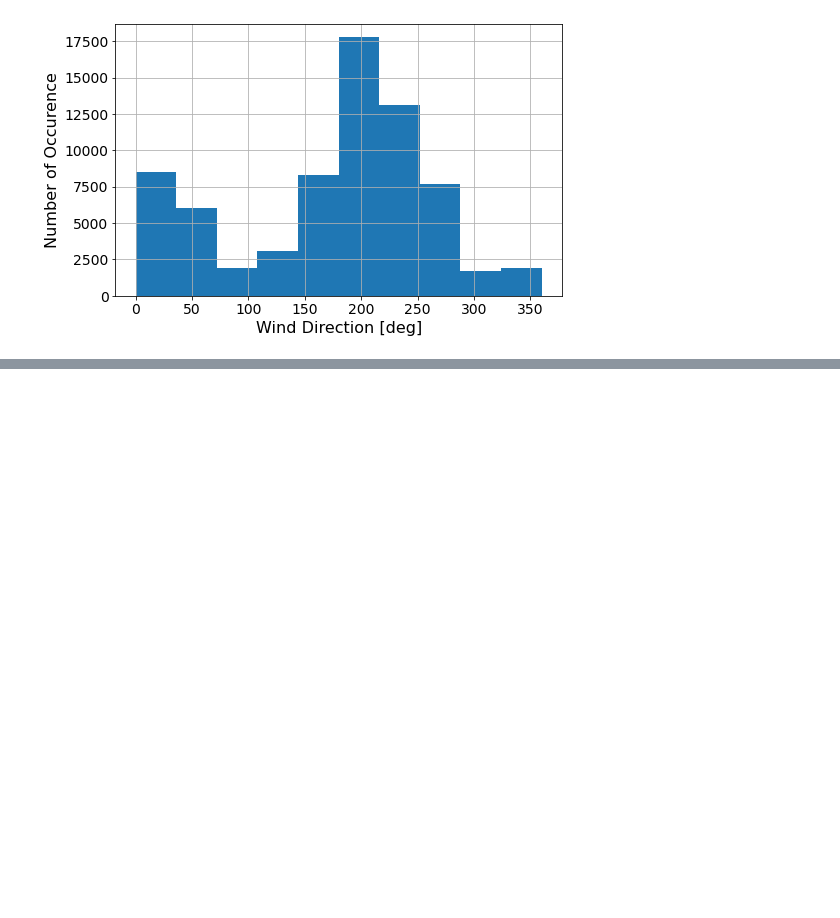
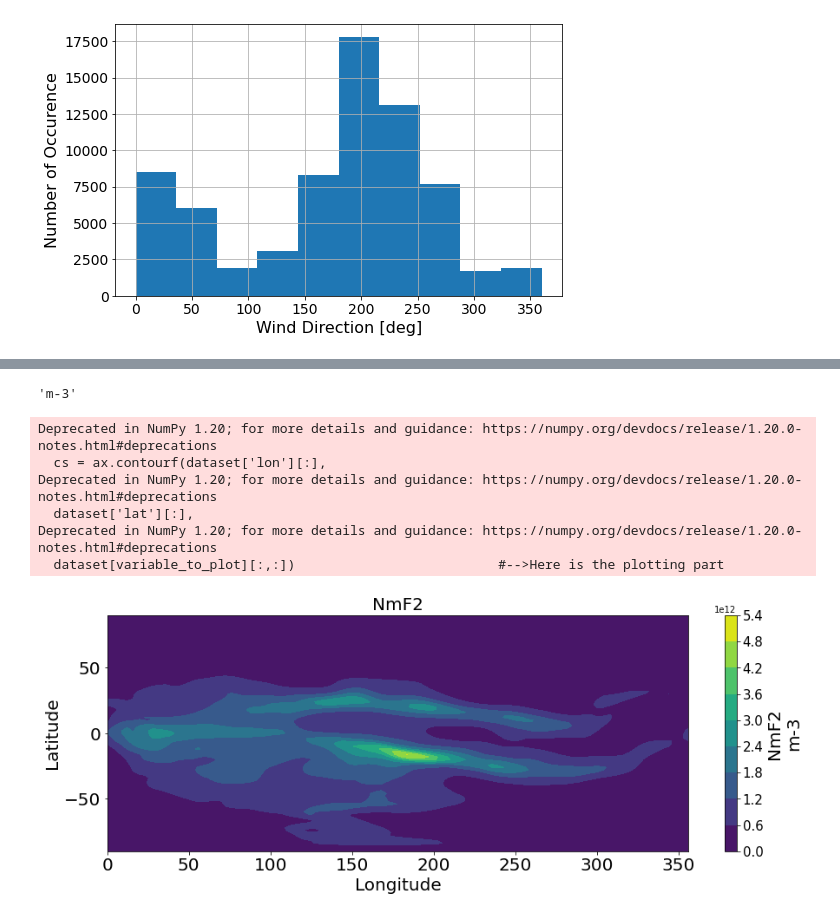
Before and after one commit to NiemelaAntonio/swsss2023, a Jupyter notebook: Day4_SWSS.ipynb, the cells around one changed output, grey strips where cells are left out. Cells and saved outputs as stored; diff of their text form; code cells hidden in the pictures; blank space fills up the shorter version.

```diff
--- a/Day4_SWSS.ipynb
+++ b/Day4_SWSS.ipynb
@@ -230,0 +312,50 @@ plt.grid()
+# %%
+#Challenge: write the same thing but takes as an argument the different types of plots that are not TEC
+def Challenge_Funct(Path_to_Dataset,variable_to_plot):
+    """
+    This function takes a path to a netCDF file and plots it.
+    __autor__ = 'Antonio Niemela'
+    __email__ = 'asdf@outlook.com'
+
+    Path_to_Dataset   --> This is the whole path to the netCDF file
+    variable_to_plot  --> This is the variable that you want to plot as a string
+                          Possible values = tec , NmF2, HmF2
+
+    """
+    dataset  = nc.Dataset(Path_to_Dataset)  #--> reads the file
+    for vars in dataset.variables:
+        if vars == variable_to_plot:
+                #________________________________________________________________________________________
+                fig, (ax) = plt.subplots(1, figsize=(15, 5))                              #--> starts the plot
+                cs = ax.contourf(dataset['lon'][:],
+                                 dataset['lat'][:],
+                                 dataset[variable_to_plot][:,:])                          #-->Here is the plotting part
+                ax.set_title(variable_to_plot, fontsize=20)                                  #-->Sets the sup. title
+                ax.set_ylabel("Latitude", fontsize=20)                                    #-->Sets the y labels
+                ax.set_xlabel("Longitude", fontsize=20)                                   #-->Sets x labels
+                ax.tick_params(axis = 'both', which = 'major', labelsize = 20)            #-->Sets how long the lines for the labels are
+                cbar = fig.colorbar(cs,ax=ax)                                             #-->gives easier manipulation of the colorbar
+                cbar.ax.set_ylabel(variable_to_plot+str("\n" )+str(dataset[variable_to_plot].units)
+                                   , fontsize=20)                                         #-->Sets the label of the colorbar
+                cbar.ax.tick_params(labelsize=15)                                         #-->Sets the labelsize for the colorbar
+
+    if __name__ == "__main__":
+    Path_to_files = 'C:/Users/u0142106/Desktop/SpaceWeatherSummerSchool/swsss2023/Data_Day2/wfs.t06z.ipe05.20230724_060500.nc'
+    variable      = 'NmF2'
+    Challenge_Funct(Path_to_files,variable)
+# %%
+variable_to_plot = 'NmF2'
+dataset[variable_to_plot].units
+# %% [output]
+'m-3'
+# %%
+Challenge_Funct('C:/Users/u0142106/Desktop/SpaceWeatherSummerSchool/swsss2023/Data_Day2/wfs.t06z.ipe05.20230724_060500.nc',
+                'NmF2')
+# %% [output]
+Deprecated in NumPy 1.20; for more details and guidance: https://numpy.org/devdocs/release/1.20.0-notes.html#deprecations
+  cs = ax.contourf(dataset['lon'][:],
+Deprecated in NumPy 1.20; for more details and guidance: https://numpy.org/devdocs/release/1.20.0-notes.html#deprecations
+  dataset['lat'][:],
+Deprecated in NumPy 1.20; for more details and guidance: https://numpy.org/devdocs/release/1.20.0-notes.html#deprecations
+  dataset[variable_to_plot][:,:])                          #-->Here is the plotting part
+[figure, added]
```
Also changed, not shown: parts of 10 cells of this notebook.
